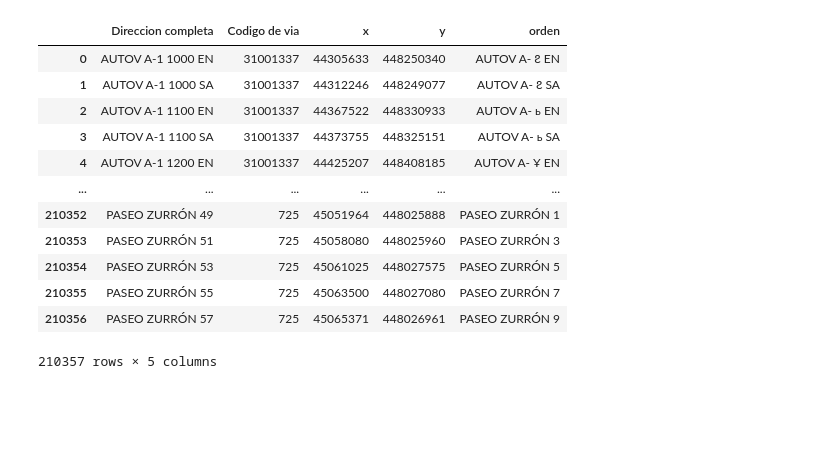
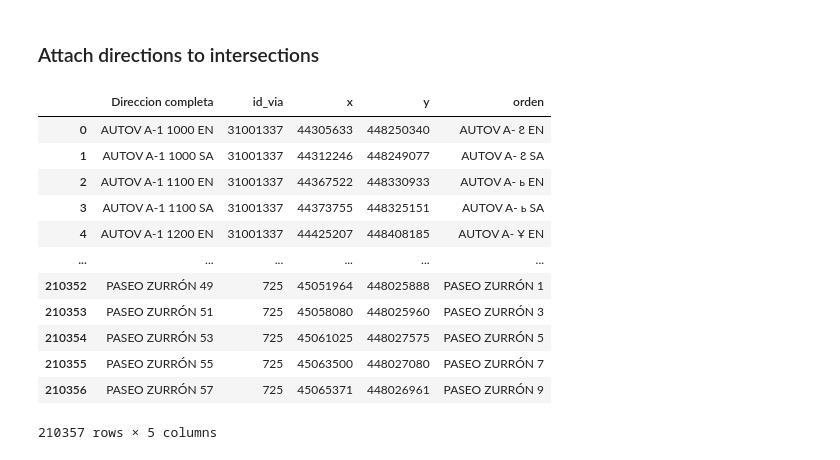
Before and after one commit to winoo19/GPS, a Jupyter notebook: create_graph.ipynb, the cells around one changed output. Saved outputs shown, nothing was run; the diff lists cells and outputs as text; code cells hidden in the pictures; blank space fills up the shorter version.

```diff
--- a/create_graph.ipynb
+++ b/create_graph.ipynb
@@ -4,4 +11,3 @@ import pandas as pd
 # %%
 cruces = pd.read_csv("data/cruces_clean.csv")
-calles = pd.read_csv("data/direcciones_clean.csv")
-g = Grafo(True)
+direcciones = pd.read_csv("data/direcciones_clean.csv")
@@ -24,8 +149,10 @@ cruces.drop_duplicates(["x", "y"])
+# %% [markdown]
+### Attach directions to intersections
 # %%
-calles["orden"] = calles["Direccion completa"].str.replace(r"\d+", lambda m: chr(int(m.group(0))), regex=True)
-calles
+direcciones["orden"] = direcciones["Direccion completa"].str.replace(r"\d+", lambda m: chr(int(m.group(0))), regex=True)
+direcciones
 # %% [output]
-|  | Direccion completa | Codigo de via | x | y | orden |
+|  | Direccion completa | id_via | x | y | orden |
 | 0 | AUTOV A-1 1000 EN | 31001337 | 44305633 | 448250340 | AUTOV A- Ϩ EN |
 | 1 | AUTOV A-1 1000 SA | 31001337 | 44312246 | 448249077 | AUTOV A- Ϩ SA |
 | 2 | AUTOV A-1 1100 EN | 31001337 | 44367522 | 448330933 | AUTOV A- ь EN |
```
Also changed, not shown: parts of 32 cells of this notebook, 14 other files.
